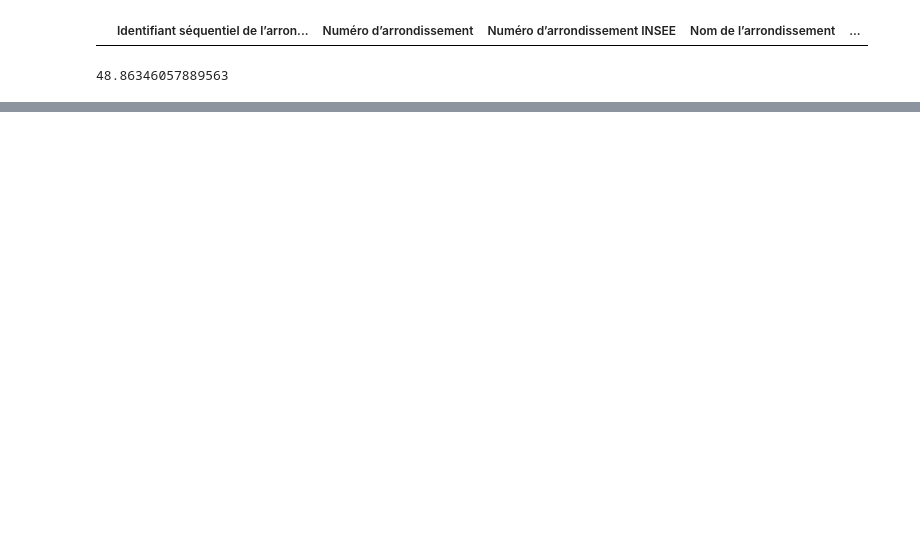
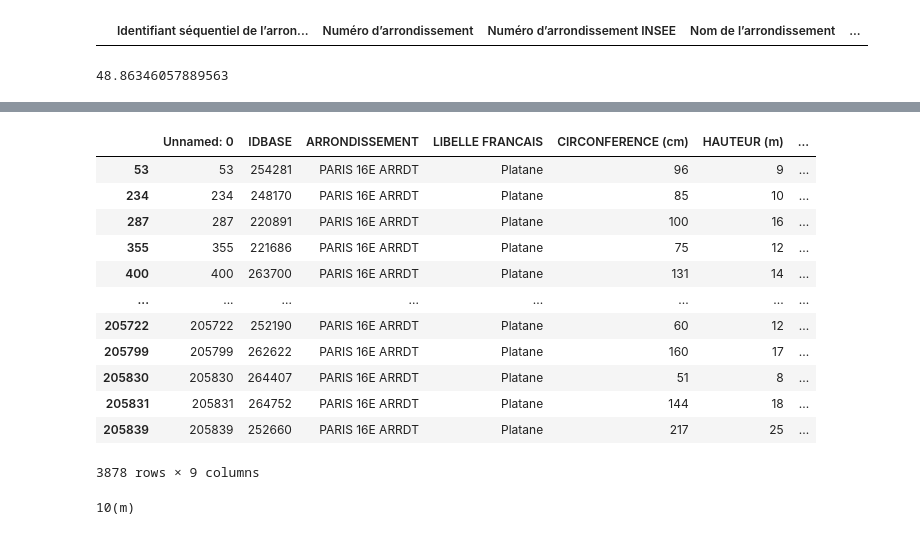
Before and after one commit to ramaouta/JSON-STAT-ARBRE, a Jupyter notebook: Untitled.ipynb, the cells around one changed output, grey strips where cells are left out. Drawn from its saved outputs; the diff is of its cells as text; code cells hidden in the pictures; blank space fills up the shorter version.

```diff
--- a/Untitled.ipynb
+++ b/Untitled.ipynb
@@ -24,0 +149,49 @@ if a in localisation :
+# %%
+new_df = pandas.read_csv("new_arbres.csv")
+dataQ1 = new_df
+        #suppression de l arbre'hauteur superieur à 50 et inferieur à 2
+dataQ1.drop(dataQ1.index[dataQ1['HAUTEUR (m)']>50], inplace=True)
+dataQ1.drop(dataQ1.index[dataQ1['HAUTEUR (m)']<2], inplace=True)
+
+dataQ1 = dataQ1.loc[ (dataQ1['ARRONDISSEMENT']== "PARIS 16E ARRDT" )&(dataQ1['LIBELLE FRANCAIS']== "Platane" ),  :]
+# %% [output]
+|  | Unnamed: 0 | IDBASE | ARRONDISSEMENT | LIBELLE FRANCAIS | CIRCONFERENCE (cm) | HAUTEUR (m) | ... |
+| 53 | 53 | 254281 | PARIS 16E ARRDT | Platane | 96 | 9 | ... |
+| 234 | 234 | 248170 | PARIS 16E ARRDT | Platane | 85 | 10 | ... |
+| 287 | 287 | 220891 | PARIS 16E ARRDT | Platane | 100 | 16 | ... |
+| 355 | 355 | 221686 | PARIS 16E ARRDT | Platane | 75 | 12 | ... |
+| 400 | 400 | 263700 | PARIS 16E ARRDT | Platane | 131 | 14 | ... |
+| ... | ... | ... | ... | ... | ... | ... | ... |
+| 205722 | 205722 | 252190 | PARIS 16E ARRDT | Platane | 60 | 12 | ... |
+| 205799 | 205799 | 262622 | PARIS 16E ARRDT | Platane | 160 | 17 | ... |
+| 205830 | 205830 | 264407 | PARIS 16E ARRDT | Platane | 51 | 8 | ... |
+| 205831 | 205831 | 264752 | PARIS 16E ARRDT | Platane | 144 | 18 | ... |
+| 205839 | 205839 | 252660 | PARIS 16E ARRDT | Platane | 217 | 25 | ... |
+3878 rows × 9 columns
+# %%
+liste_hauteur =[]
+marqueurs ={}
+for i , row in dataQ1.iterrows():
+            coordonner = []
+            coordonner.append(row['LATITUDE']) ; coordonner.append(row['LONGITUDE'])
+            #liste_hauteur.append(row['HAUTEUR (m)'])
+
+            #marqueurs[str(row['HAUTEUR (m)'])+"(m)_"+str(i)] = coordonner
+            #print(str(row['HAUTEUR (m)'])+"(m)_"+str(i))
+            #  for el in liste_hauteur :
+            #  map_widget.set_marker(localisation[el][0], localisation[el][1] , text= el)
+            #  el
+            #  row['LATITUDE']
+            #  row['LONGITUDE']
+
+            #i = str(i)[1:-1]
+a = "10(m)_234"
+k = ""
+for j in a :
+    if j != "_" :
+        k = str(k)+str(j)
+    else :
+        break
+print(k)            #i = i.replace(_,"")
+# %% [output]
+10(m)
```
Also changed, not shown: parts of 3 cells of this notebook, 1 other file.
